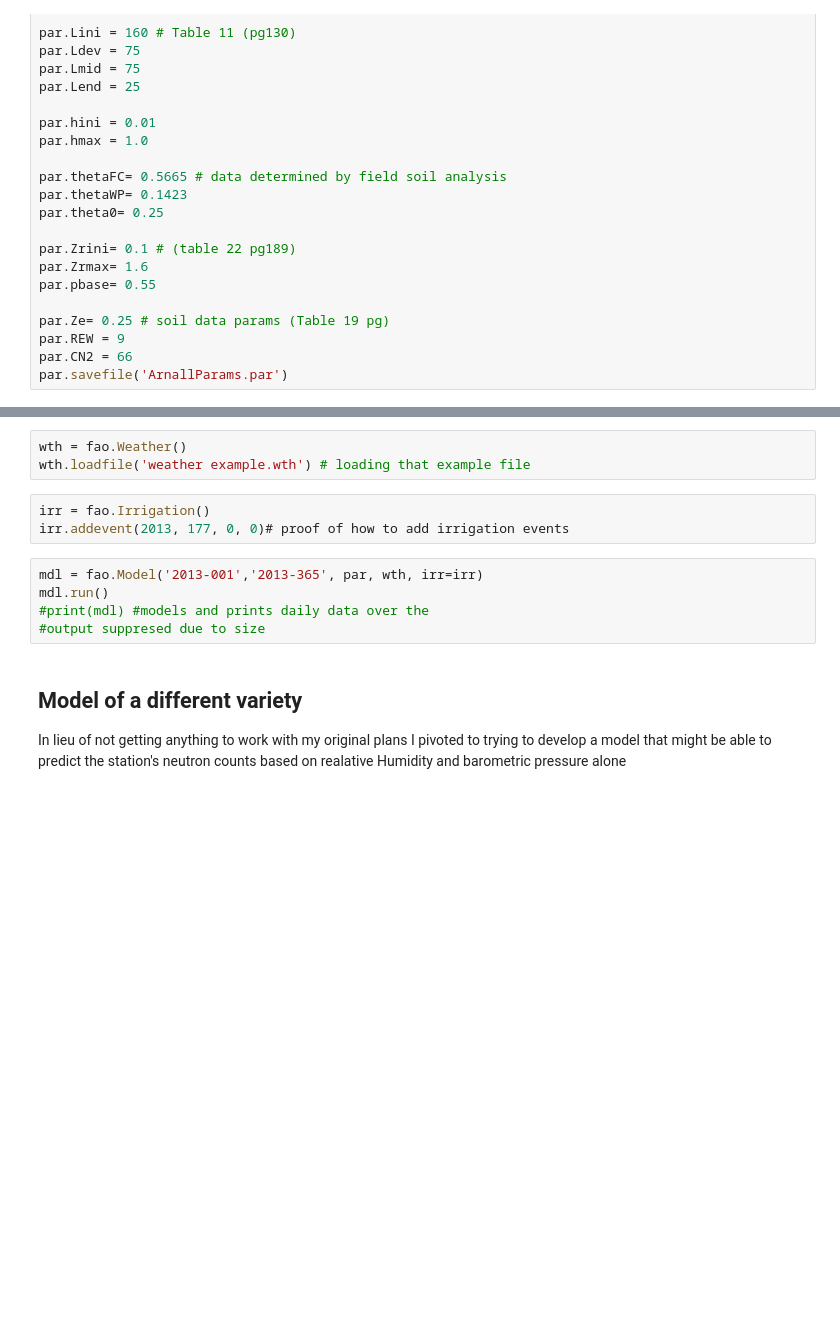
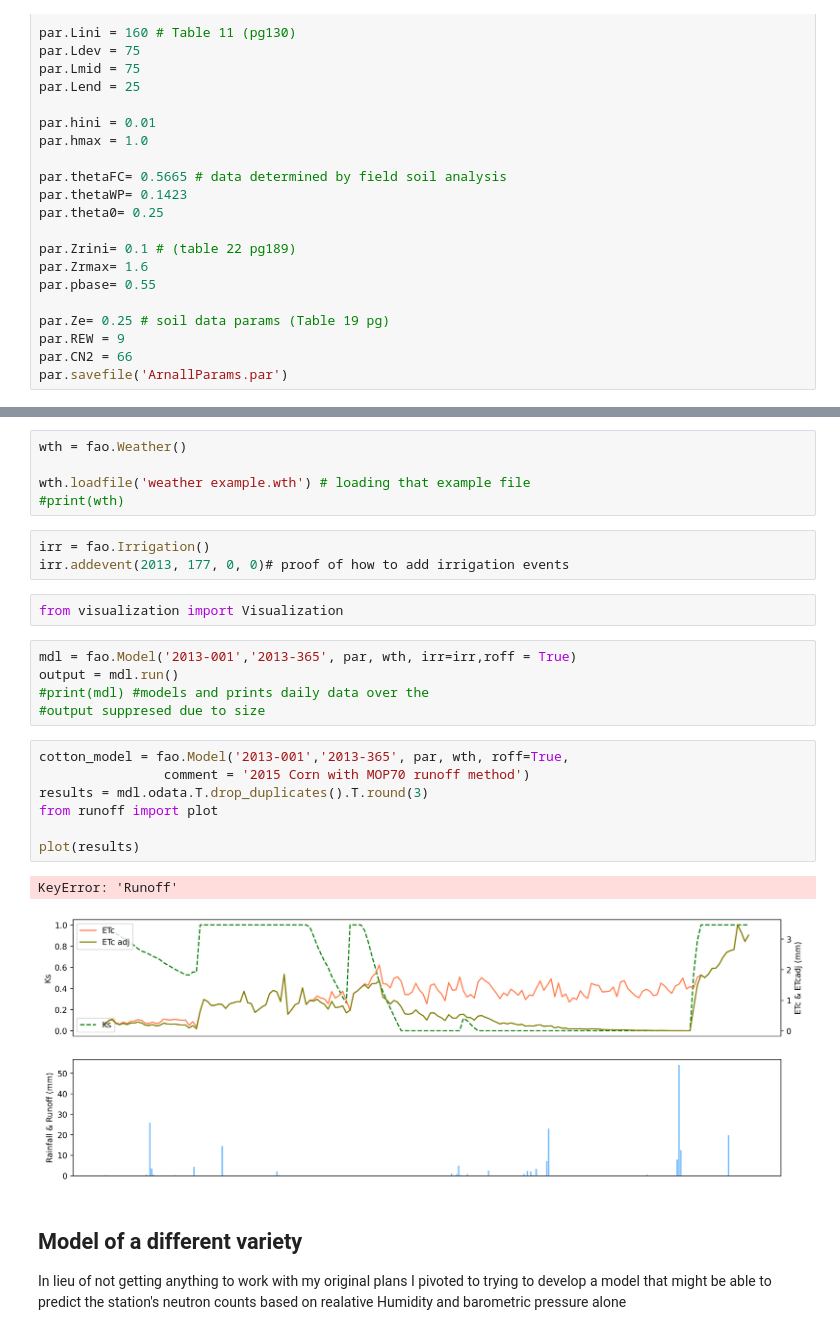
Before and after one commit to colediggins/CRONOS_Fao56_adjustment, a Jupyter notebook: FAO56_CRONOS.ipynb, the cells around one changed output, grey strips where cells are left out. Drawn from its saved outputs; the diff is of its cells as text; blank space fills up the shorter version.

```diff
--- a/FAO56_CRONOS.ipynb
+++ b/FAO56_CRONOS.ipynb
@@ -164,14 +184,28 @@ wth.savefile('ArnallWeather.wth')
 # %%
 wth = fao.Weather()
+
 wth.loadfile('weather example.wth') # loading that example file
+#print(wth)
 # %%
 irr = fao.Irrigation()
 irr.addevent(2013, 177, 0, 0)# proof of how to add irrigation events
+# %%
+from visualization import Visualization
 # %%
-mdl = fao.Model('2013-001','2013-365', par, wth, irr=irr)
-mdl.run()
+mdl = fao.Model('2013-001','2013-365', par, wth, irr=irr,roff = True)
+output = mdl.run()
 #print(mdl) #models and prints daily data over the
 #output suppresed due to size
+# %%
+cotton_model = fao.Model('2013-001','2013-365', par, wth, roff=True,
+                comment = '2015 Corn with MOP70 runoff method')
+results = mdl.odata.T.drop_duplicates().T.round(3)
+from runoff import plot
+
+plot(results)
+# %% [output]
+KeyError: 'Runoff'
+[figure, added]
 # %% [markdown]
 ## Model of a different variety
 In lieu of not getting anything to work with my original plans I pivoted to trying to develop a model that might be able to predict the station's neutron counts based on realative Humidity and barometric pressure alone
```
Also changed, not shown: parts of 13 cells of this notebook, 7 other files.
